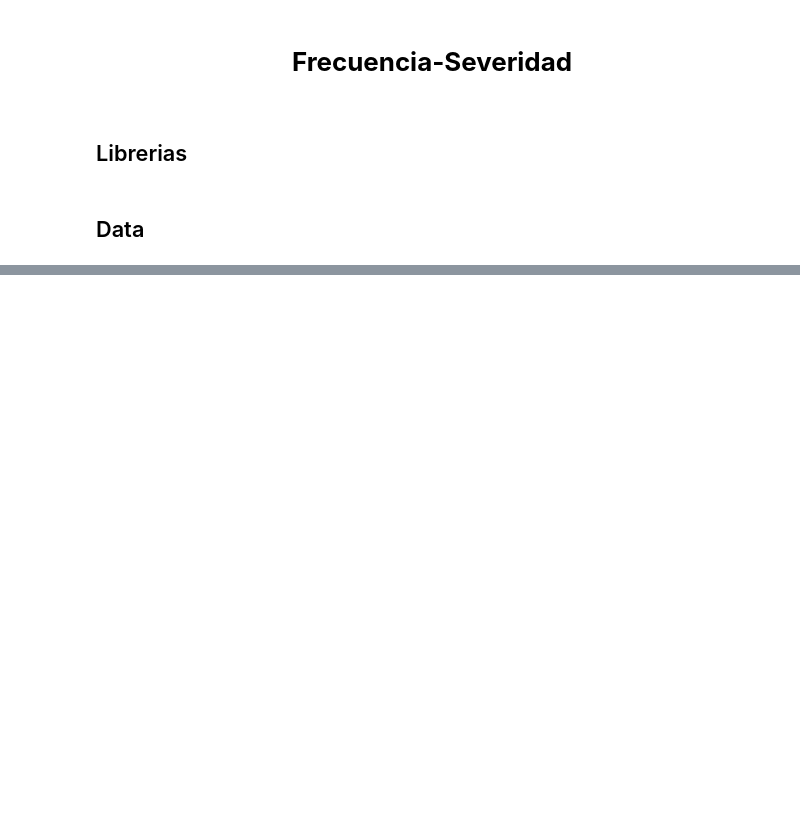
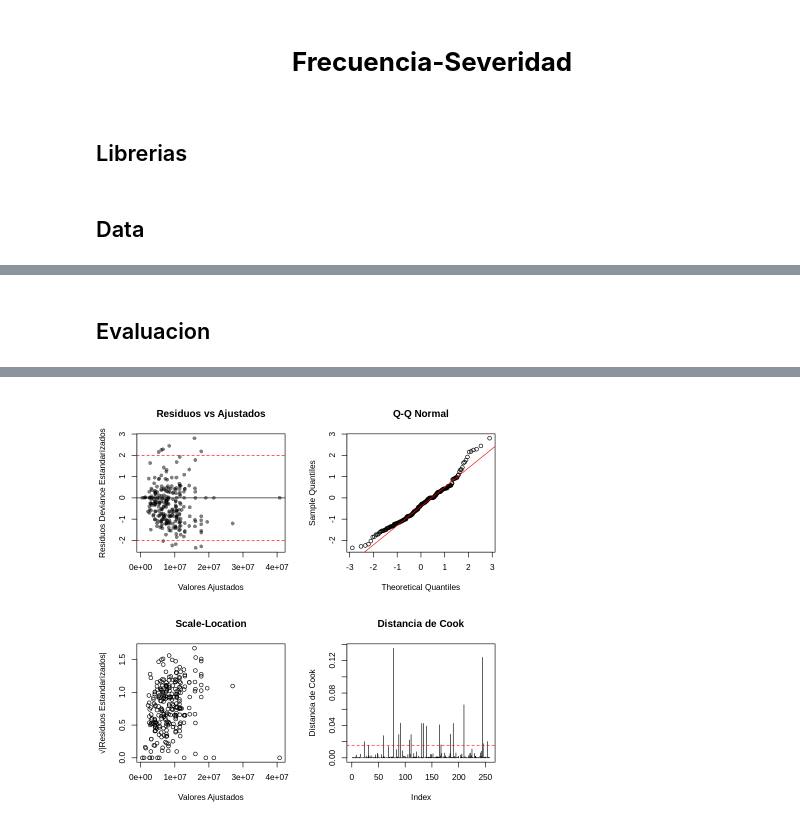
Before and after one commit to RiemannIntegrable/pricing-de-seguros-con-modelos-lineales-generalizados, a Jupyter notebook: notebooks/frecuencia_severidad.ipynb, the cells around one changed output, grey strips where cells are left out. Cells and saved outputs as stored; diff of their text form; code cells hidden in the pictures; blank space fills up the shorter version.

```diff
--- a/notebooks/frecuencia_severidad.ipynb
+++ b/notebooks/frecuencia_severidad.ipynb
@@ -9,5 +15,6 @@
 # %% [markdown]
 ## Data
 # %%
-data <- read.csv("../data/processed/datos_limpios.csv")
+data <- read.csv("../data/processed/tabla_severidad.csv")
+data$X <- NULL
 # %%
@@ -24,0 +124,35 @@ unique(data$Amparo)
+# %% [markdown]
+## Evaluacion
+# %%
+# Calcular residuos deviance estandarizados
+residuos_dev <- residuals(modelo_severidad_final, type = "deviance")
+residuos_std <- residuos_dev / sqrt(summary(modelo_severidad_final)$dispersion)
+
+# Gráfico de residuos vs valores ajustados
+par(mfrow = c(2, 2))
+
+# 1. Residuos vs Fitted
+plot(fitted(modelo_severidad_final), residuos_std,
+     xlab = "Valores Ajustados",
+     ylab = "Residuos Deviance Estandarizados",
+     main = "Residuos vs Ajustados",
+     pch = 16, col = rgb(0, 0, 0, 0.5))
+abline(h = c(-2, 0, 2), lty = c(2, 1, 2), col = c("red", "black", "red"))
+
+# 2. Q-Q plot
+qqnorm(residuos_std, main = "Q-Q Normal")
+qqline(residuos_std, col = "red")
+
+# 3. Scale-Location
+plot(fitted(modelo_severidad_final), sqrt(abs(residuos_std)),
+     xlab = "Valores Ajustados",
+     ylab = "√|Residuos Estandarizados|",
+     main = "Scale-Location")
+
+# 4. Distancia de Cook
+plot(cooks.distance(modelo_severidad_final),
+     type = "h",
+     main = "Distancia de Cook",
+     ylab = "Distancia de Cook")
+abline(h = 4/nrow(data), lty = 2, col = "red")
+# %% [output]
@@ -24,0 +165 @@ unique(data$Amparo)
+[figure, added]
```
Also changed, not shown: parts of 7 cells of this notebook, 5 other files.
